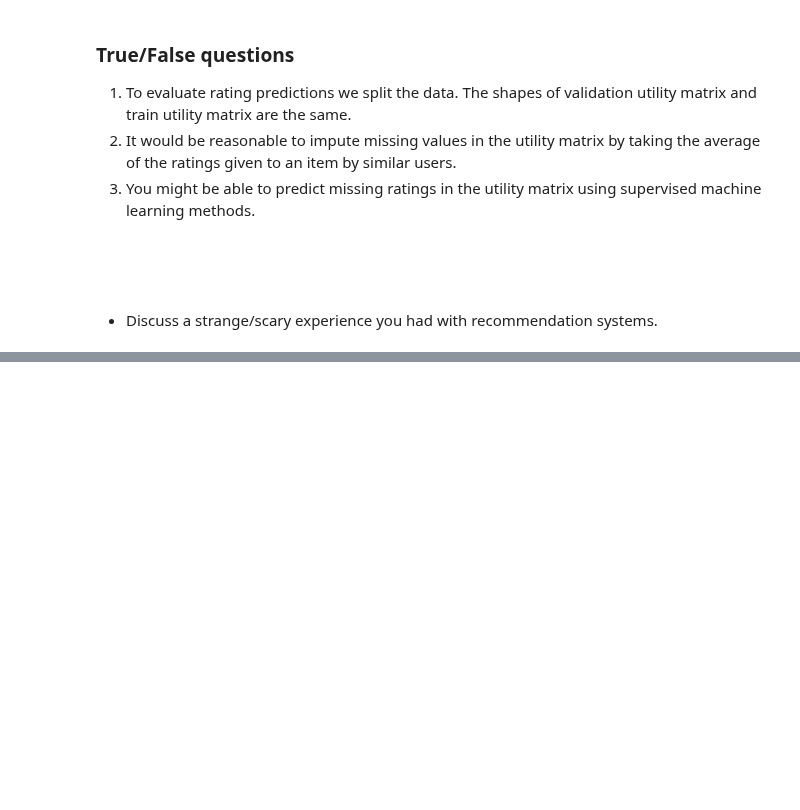
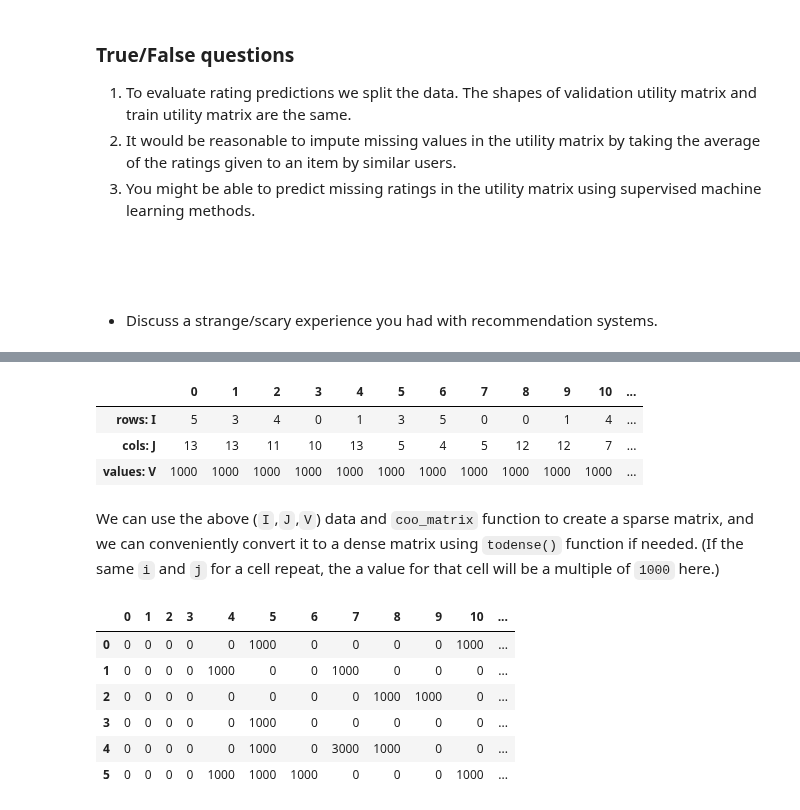
Before and after one commit to UBC-CS/cpsc330-2023s, a Jupyter notebook: lectures/15_recommender-systems.ipynb, the cells around one changed output, grey strips where cells are left out. Saved outputs shown, nothing was run; the diff lists cells and outputs as text; code cells hidden in the pictures; blank space fills up the shorter version.

```diff
--- a/lectures/15_recommender-systems.ipynb
+++ b/lectures/15_recommender-systems.ipynb
@@ -1009,0 +1036,26 @@ $$\text{Precision at } N = \frac{r}{N}$$
+# %%
+import scipy
+np.random.seed(1)
+n = 30
+I = np.random.choice(range(6), n)  # possible rows: 0 to 5
+J = np.random.choice(range(4, 15), n)  # possible columns: 4 to 14
+V = [1000] * n  # values
+pd.DataFrame([I, J, V], index=['rows: I', 'cols: J', 'values: V']).iloc[:, :18]
+# %% [output]
+|  | 0 | 1 | 2 | 3 | 4 | 5 | 6 | 7 | 8 | 9 | 10 | ... |
+| rows: I | 5 | 3 | 4 | 0 | 1 | 3 | 5 | 0 | 0 | 1 | 4 | ... |
+| cols: J | 13 | 13 | 11 | 10 | 13 | 5 | 4 | 5 | 12 | 12 | 7 | ... |
+| values: V | 1000 | 1000 | 1000 | 1000 | 1000 | 1000 | 1000 | 1000 | 1000 | 1000 | 1000 | ... |
+# %% [markdown]
+We can use the above (`I`,`J`,`V`) data and `coo_matrix` function to create a sparse matrix, and we can conveniently convert it to a dense matrix using `todense()` function if needed. (If the same `i` and `j` for a cell repeat, the a value for that cell will be a multiple of `1000` here.)
+# %%
+coo_mat = scipy.sparse.coo_matrix((V, (I, J)))
+pd.DataFrame(coo_mat.todense())
+# %% [output]
+|  | 0 | 1 | 2 | 3 | 4 | 5 | 6 | 7 | 8 | 9 | 10 | ... |
+| 0 | 0 | 0 | 0 | 0 | 0 | 1000 | 0 | 0 | 0 | 0 | 1000 | ... |
+| 1 | 0 | 0 | 0 | 0 | 1000 | 0 | 0 | 1000 | 0 | 0 | 0 | ... |
+| 2 | 0 | 0 | 0 | 0 | 0 | 0 | 0 | 0 | 1000 | 1000 | 0 | ... |
+| 3 | 0 | 0 | 0 | 0 | 0 | 1000 | 0 | 0 | 0 | 0 | 0 | ... |
+| 4 | 0 | 0 | 0 | 0 | 0 | 1000 | 0 | 3000 | 1000 | 0 | 0 | ... |
+| 5 | 0 | 0 | 0 | 0 | 1000 | 1000 | 1000 | 0 | 0 | 0 | 1000 | ... |
```
Also changed, not shown: parts of 47 cells of this notebook.
